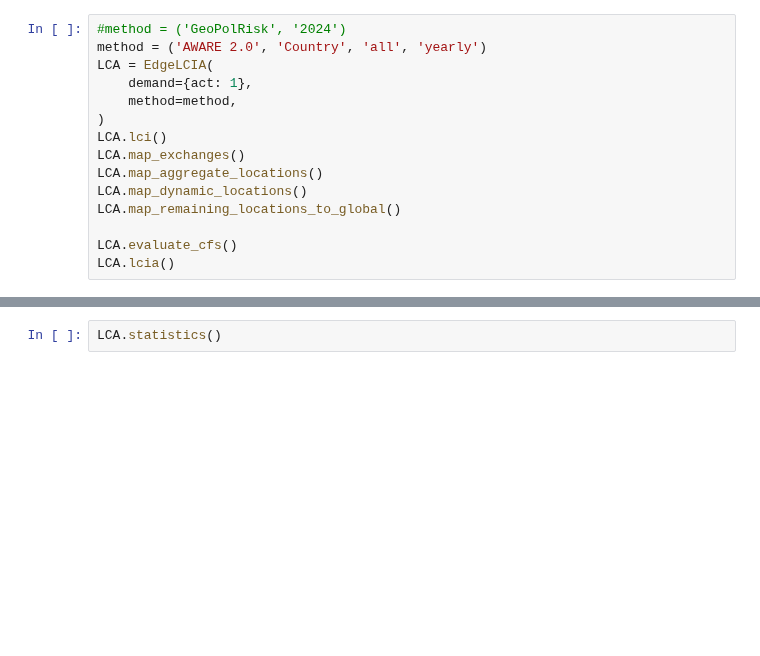
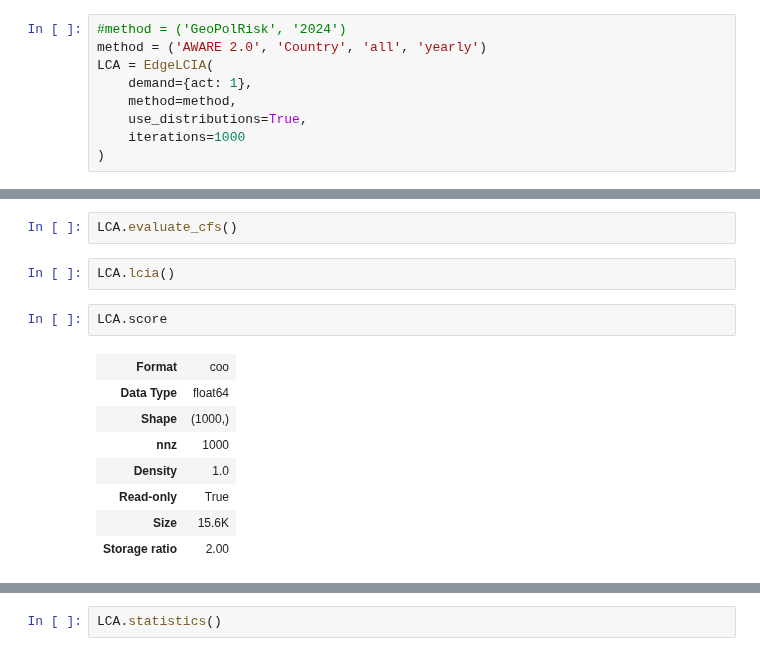
Before and after one commit to philoubet/edges, a Jupyter notebook: dev/test.ipynb, the cells around one changed output, grey strips where cells are left out. Saved outputs shown, nothing was run; the diff lists cells and outputs as text; blank space fills up the shorter version.

```diff
--- a/dev/test.ipynb
+++ b/dev/test.ipynb
@@ -14,12 +14,6 @@ method = ('AWARE 2.0', 'Country', 'all', 'yearly')
 LCA = EdgeLCIA(
     demand={act: 1},
     method=method,
+    use_distributions=True,
+    iterations=1000
 )
-LCA.lci()
-LCA.map_exchanges()
-LCA.map_aggregate_locations()
-LCA.map_dynamic_locations()
-LCA.map_remaining_locations_to_global()
-
-LCA.evaluate_cfs()
-LCA.lcia()
@@ -53,0 +31,15 @@ Handling remaining exchanges...
+# %%
+LCA.evaluate_cfs()
+# %%
+LCA.lcia()
+# %%
+LCA.score
+# %% [output]
+| Format | coo |
+| Data Type | float64 |
+| Shape | (1000,) |
+| nnz | 1000 |
+| Density | 1.0 |
+| Read-only | True |
+| Size | 15.6K |
+| Storage ratio | 2.00 |
```
Also changed, not shown: parts of 24 cells of this notebook, 2 other files.
